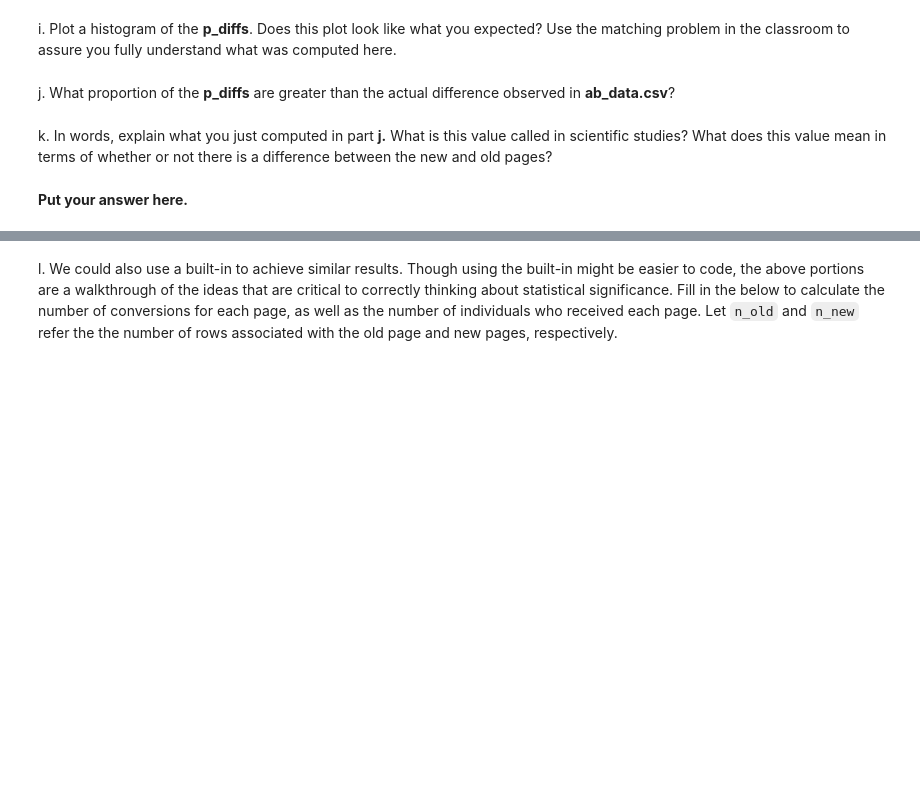
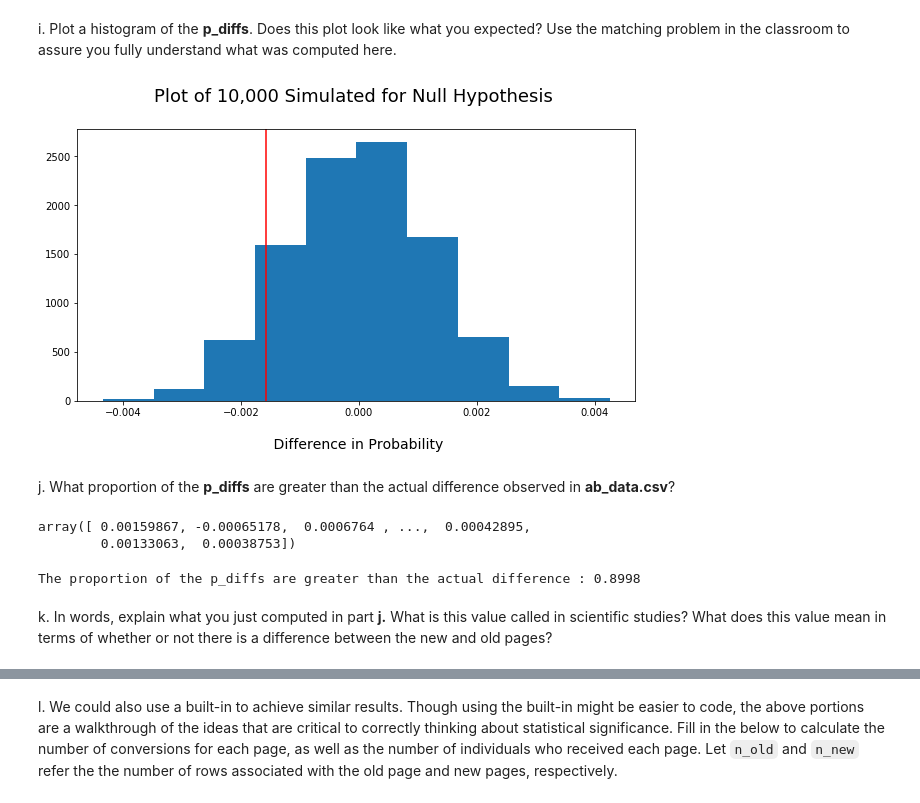
Before and after one commit to Rapter1990/Udacity-Data-Analyst-Nanodegree, a Jupyter notebook: P3_Analyze_AB_Test/Analyze_ab_test_results_notebook.ipynb, the cells around one changed output, grey strips where cells are left out. Saved outputs shown, nothing was run; the diff lists cells and outputs as text; code cells hidden in the pictures; blank space fills up the shorter version.

```diff
--- a/P3_Analyze_AB_Test/Analyze_ab_test_results_notebook.ipynb
+++ b/P3_Analyze_AB_Test/Analyze_ab_test_results_notebook.ipynb
@@ -287,2 +308,5 @@ c. What is $n_{new}$?
 # %% [markdown]
 d. What is $n_{old}$?
+# %%
+n_old = df2.query("group == 'control'").shape[0]
+display(Markdown("$n_{{old}}$ : {}".format(n_old)))
@@ -289,2 +315,5 @@ d. What is $n_{old}$?
 # %% [markdown]
 e. Simulate $n_{new}$ transactions with a convert rate of $p_{new}$ under the null.  Store these $n_{new}$ 1's and 0's in **new_page_converted**.
+# %%
+new_page_converted = np.random.choice([0, 1], size = n_new, p = [p_new_convert_rate, 1 - p_new_convert_rate])
+print(new_page_converted)
@@ -291,2 +322,5 @@ e. Simulate $n_{new}$ transactions with a convert rate of $p_{new}$ under the nu
 # %% [markdown]
 f. Simulate $n_{old}$ transactions with a convert rate of $p_{old}$ under the null.  Store these $n_{old}$ 1's and 0's in **old_page_converted**.
+# %%
+old_page_converted = np.random.choice([0, 1], size = n_old, p = [p_old_convert_rate, 1 - p_old_convert_rate])
+print(old_page_converted)
@@ -295,10 +336,37 @@ g. Find $p_{new}$ - $p_{old}$ for your simulated values from part (e) and (f).
 # %% [markdown]
 h. Simulate 10,000 $p_{new}$ - $p_{old}$ values using this same process similarly to the one you calculated in parts **a. through g.** above.  Store all 10,000 values in a numpy array called **p_diffs**.
+# %%
+p_diffs = []
+
+for _ in range(10000):
+    new_page_converted = np.random.choice([0, 1], size = n_new, p = [p_new_convert_rate, 1 - p_new_convert_rate]).mean()
+    old_page_converted = np.random.choice([0, 1], size = n_old, p = [p_old_convert_rate, 1 - p_old_convert_rate]).mean()
+    diff = new_page_converted - old_page_converted
+    p_diffs.append(diff)
 # %% [markdown]
 i. Plot a histogram of the **p_diffs**.  Does this plot look like what you expected?  Use the matching problem in the classroom to assure you fully understand what was computed here.
+# %%
+plt.hist(p_diffs)
+plt.title("Plot of 10,000 Simulated for Null Hypothesis \n", fontsize=18)
+plt.xlabel("\n Difference in Probability", fontsize=14)
+plt.rcParams["figure.figsize"] = (10,5)
+plt.axvline(treatment_converted - control_converted, color='r');
+# %% [output]
+[figure, added]
 # %% [markdown]
 j. What proportion of the **p_diffs** are greater than the actual difference observed in **ab_data.csv**?
+# %%
+obs_diff = treatment_converted - control_converted
+
+p_diffs = np.array(p_diffs)
+p_diffs
+# %% [output]
+array([ 0.00159867, -0.00065178,  0.0006764 , ...,  0.00042895,
+        0.00133063,  0.00038753])
+# %%
+p_diffs_greater = (p_diffs > obs_diff).mean()
+print("The proportion of the p_diffs are greater than the actual difference : {}".format(p_diffs_greater))
+# %% [output]
+The proportion of the p_diffs are greater than the actual difference : 0.8998
 # %% [markdown]
 k. In words, explain what you just computed in part **j.**  What is this value called in scientific studies?  What does this value mean in terms of whether or not there is a difference between the new and old pages?
-# %% [markdown]
-**Put your answer here.**
```
Also changed, not shown: parts of 17 cells of this notebook.
